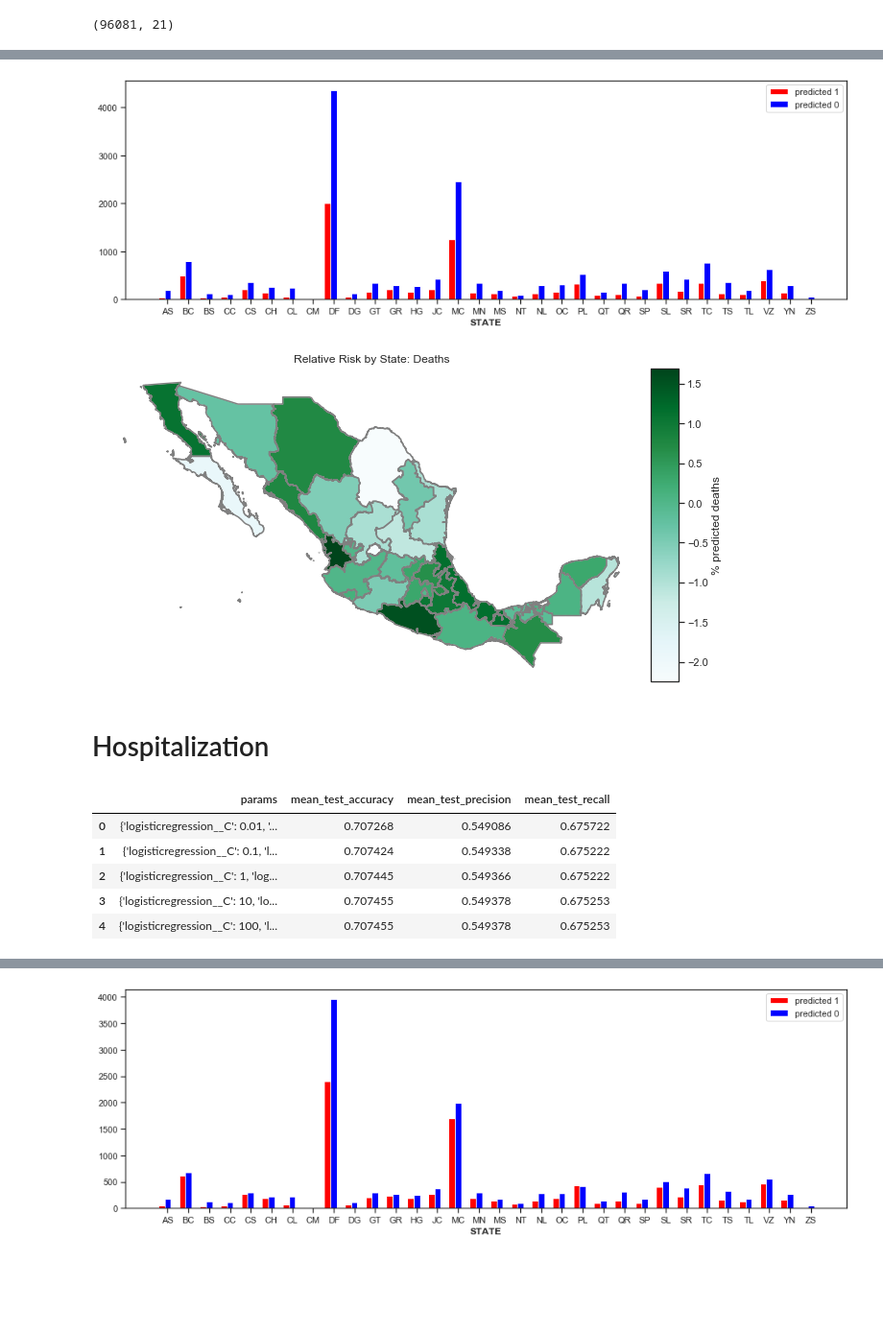
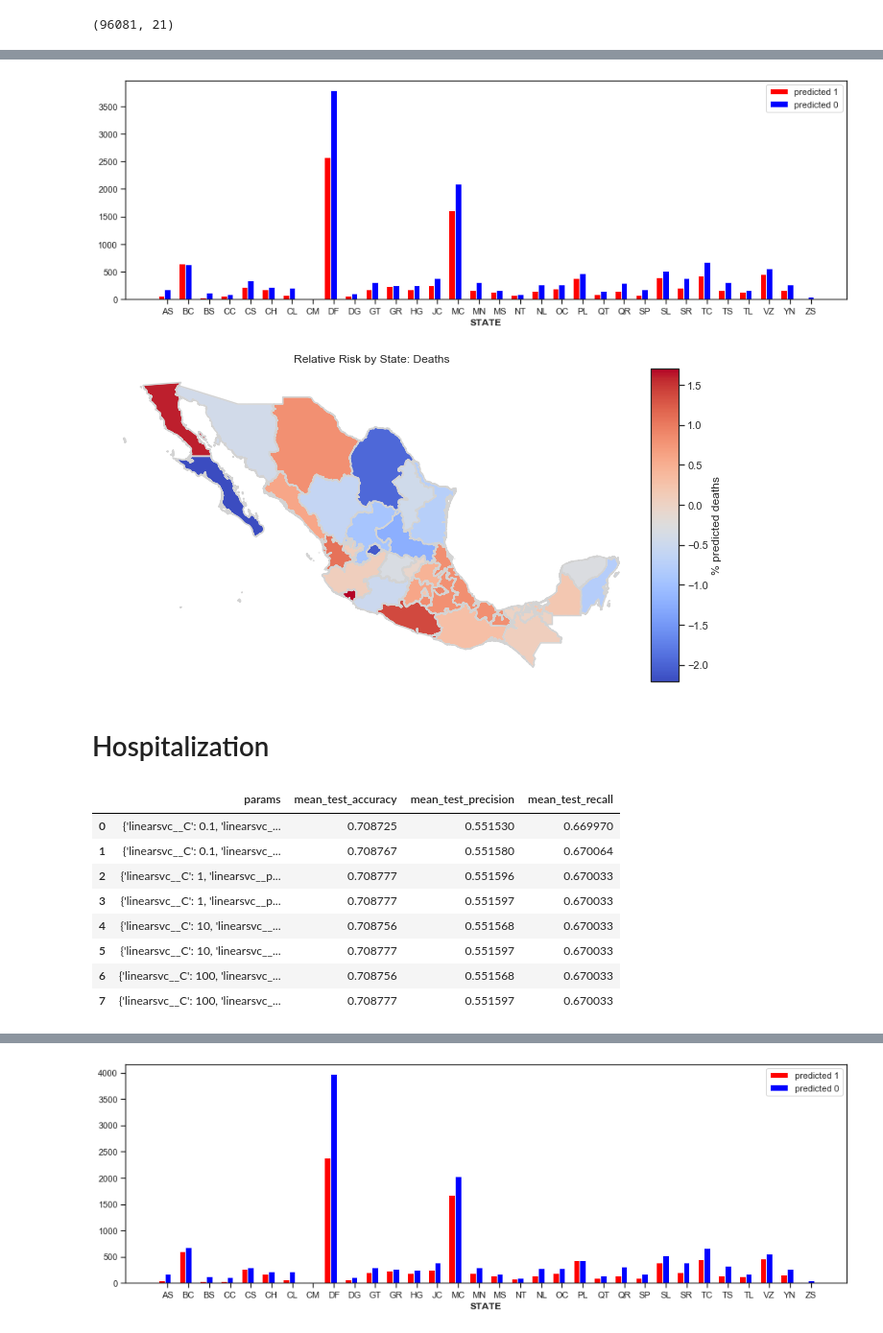
Before and after one commit to ml-project-2020/covid, a Jupyter notebook: Relative Risk.ipynb, the cells around one changed output, grey strips where cells are left out. Shown at 96% size. Drawn from its saved outputs; the diff is of its cells as text; code cells hidden in the pictures; blank space fills up the shorter version.

Commit message:
Relative Risk with RF SVM models

```diff
--- a/Relative Risk.ipynb
+++ b/Relative Risk.ipynb
@@ -43,32 +43,27 @@ train_n, test_n = mlpipeline.normalize(train, test, ['edad', 'pobreza', 'Densida
 # %% [output]
 (96081, 21)
 # %%
-# model
+# Balance Random Forest Model
+from imblearn.ensemble import BalancedRandomForestClassifier
 features = ['edad', 'diabetes', 'epoc', 'asma', 'inmusupr', 'hipertension', 'cardiovascular',
             'obesidad', 'tabaquismo', 'pobreza', 'medicos', 'camas_hosp', 'enfermeras']
 target= ['muertos']
 
-pipeline = make_pipeline((SMOTE(random_state=0)), LogisticRegression(random_state=0))
-
-
-#model
-params = {'logisticregression__penalty': ['l2'],
-          'logisticregression__C': [0.01, 0.1, 1, 10, 100],
-          'logisticregression__solver': ['lbfgs']}
-
-grid_d = GridSearchCV(estimator=pipeline,
-                    param_grid=params,
-                    cv=10,
-                    return_train_score=True,
-                    scoring= ['accuracy', 'precision', 'recall'],
-                    refit = 'recall')
-
+params = {'criterion':['gini', 'entropy'], 'max_depth':[5,10, 15],
+         'min_samples_split':[10, 15]}
+grid_parameters={'estimator':BalancedRandomForestClassifier(random_state=0),
+                          'param_grid':params,
+                          'cv':10,
+                          'return_train_score':True,
+                          'scoring':['recall', 'precision', 'accuracy'],
+                           'refit' : 'recall'}
+grid_d = GridSearchCV(**grid_parameters)
 grid_d.fit(train_n[features].values, train_n[target].values.ravel())
 results = pd.DataFrame(grid_d.cv_results_)
 
-best_model = grid_d.best_estimator_.get_params()['steps'][1][1]
+best_model = grid_d.best_estimator_
 
-pred = best_model.predict(test_n[features]) # predictions!!!
+pred = grid_d.predict(test_n[features]) # predictions!!!
 
 results[['params', 'mean_test_accuracy', 'mean_test_precision', 'mean_test_recall']]
 # %% [output]
@@ -151,59 +153,61 @@ plt.xticks([r + barWidth for r in range(len(bars1))], state_gdf['ABREVIATURA'].v
 plt.legend()
 plt.show()
 # %% [output]
-[figure, old version]
+[figure, new version]
 # %%
 from mpl_toolkits.axes_grid1 import make_axes_locatable
 fig, ax = plt.subplots(figsize=(15,6))
 ax.set_title('Relative Risk by State: Deaths')
 ax.axis('off')
 divider = make_axes_locatable(ax)
 cax = divider.append_axes("right", size="5%", pad=0.1)
 
-ax = state_gdf.plot(column='percent_dead_norm', cmap='BuGn', legend=True,
+ax = state_gdf.plot(column='percent_dead_norm', cmap='coolwarm', legend=True,
                           legend_kwds={'label': '% predicted deaths'},
                           ax=ax, cax=cax)
-state_gdf.boundary.plot(color='grey',ax =ax);
+state_gdf.boundary.plot(color='lightgrey',ax =ax);
 # %% [output]
-[figure, old version]
+[figure, new version]
 # %% [markdown]
 # Hospitalization
 # %%
+from sklearn.svm import LinearSVC
 # model
 features = ['edad', 'diabetes', 'epoc', 'asma', 'inmusupr', 'hipertension', 'cardiovascular',
             'obesidad', 'tabaquismo', 'pobreza', 'medicos', 'camas_hosp', 'enfermeras']
 target= ['hospitalizado']
 
-pipeline = make_pipeline((SMOTE(random_state=0)), LogisticRegression(random_state=0))
-
+pipeline = make_pipeline((SMOTE(random_state=0)), LinearSVC(random_state=0, max_iter=10000, dual=False))
 
 #model
-params = {'logisticregression__penalty': ['l2'],
-          'logisticregression__C': [0.01, 0.1, 1, 10, 100],
-          'logisticregression__solver': ['lbfgs']}
+params = {'linearsvc__penalty': ['l1','l2'],
+          'linearsvc__C': [0.1, 1, 10, 100]}
 
-grid_d = GridSearchCV(estimator=pipeline,
+grid_h = GridSearchCV(estimator=pipeline,
                     param_grid=params,
                     cv=10,
                     return_train_score=True,
                     scoring= ['accuracy', 'precision', 'recall'],
                     refit = 'recall')
 
-grid_d.fit(train_n[features].values, train_n[target].values.ravel())
-results = pd.DataFrame(grid_d.cv_results_)
+grid_h.fit(train_n[features].values, train_n[target].values.ravel())
+results = pd.DataFrame(grid_h.cv_results_)
 
-best_model = grid_d.best_estimator_.get_params()['steps'][1][1]
+best_model = grid_h.best_estimator_.get_params()['steps'][1][1]
 
-pred = best_model.predict(test_n[features]) # predictions!!!
+pred = grid_h.predict(test_n[features]) # predictions!!!
 
 results[['params', 'mean_test_accuracy', 'mean_test_precision', 'mean_test_recall']]
 # %% [output]
 |  | params | mean_test_accuracy | mean_test_precision | mean_test_recall |
-| 0 | {'logisticregression__C': 0.01, '... | 0.707268 | 0.549086 | 0.675722 |
-| 1 | {'logisticregression__C': 0.1, 'l... | 0.707424 | 0.549338 | 0.675222 |
-| 2 | {'logisticregression__C': 1, 'log... | 0.707445 | 0.549366 | 0.675222 |
-| 3 | {'logisticregression__C': 10, 'lo... | 0.707455 | 0.549378 | 0.675253 |
-| 4 | {'logisticregression__C': 100, 'l... | 0.707455 | 0.549378 | 0.675253 |
+| 0 | {'linearsvc__C': 0.1, 'linearsvc_... | 0.708725 | 0.551530 | 0.669970 |
+| 1 | {'linearsvc__C': 0.1, 'linearsvc_... | 0.708767 | 0.551580 | 0.670064 |
+| 2 | {'linearsvc__C': 1, 'linearsvc__p... | 0.708777 | 0.551596 | 0.670033 |
+| 3 | {'linearsvc__C': 1, 'linearsvc__p... | 0.708777 | 0.551597 | 0.670033 |
+| 4 | {'linearsvc__C': 10, 'linearsvc__... | 0.708756 | 0.551568 | 0.670033 |
+| 5 | {'linearsvc__C': 10, 'linearsvc__... | 0.708777 | 0.551597 | 0.670033 |
+| 6 | {'linearsvc__C': 100, 'linearsvc_... | 0.708756 | 0.551568 | 0.670033 |
+| 7 | {'linearsvc__C': 100, 'linearsvc_... | 0.708777 | 0.551597 | 0.670033 |
 # %%
 # add column of predictions to test data
 covid_pred = test.copy()
```
Also changed, not shown: parts of 4 cells of this notebook.
